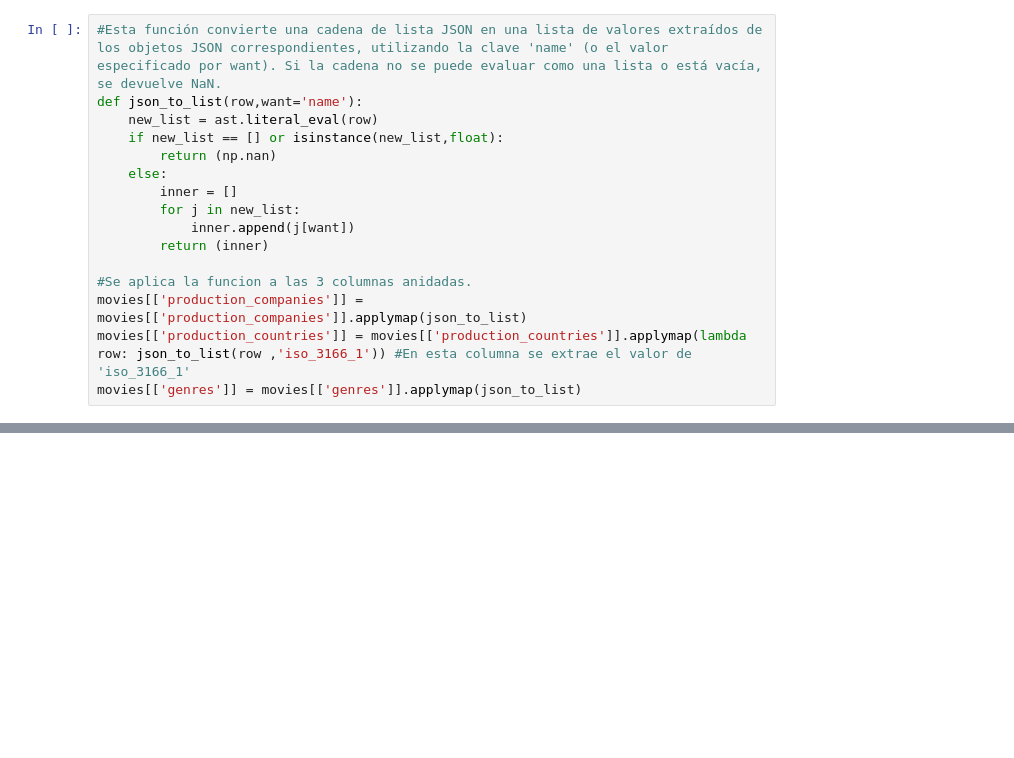
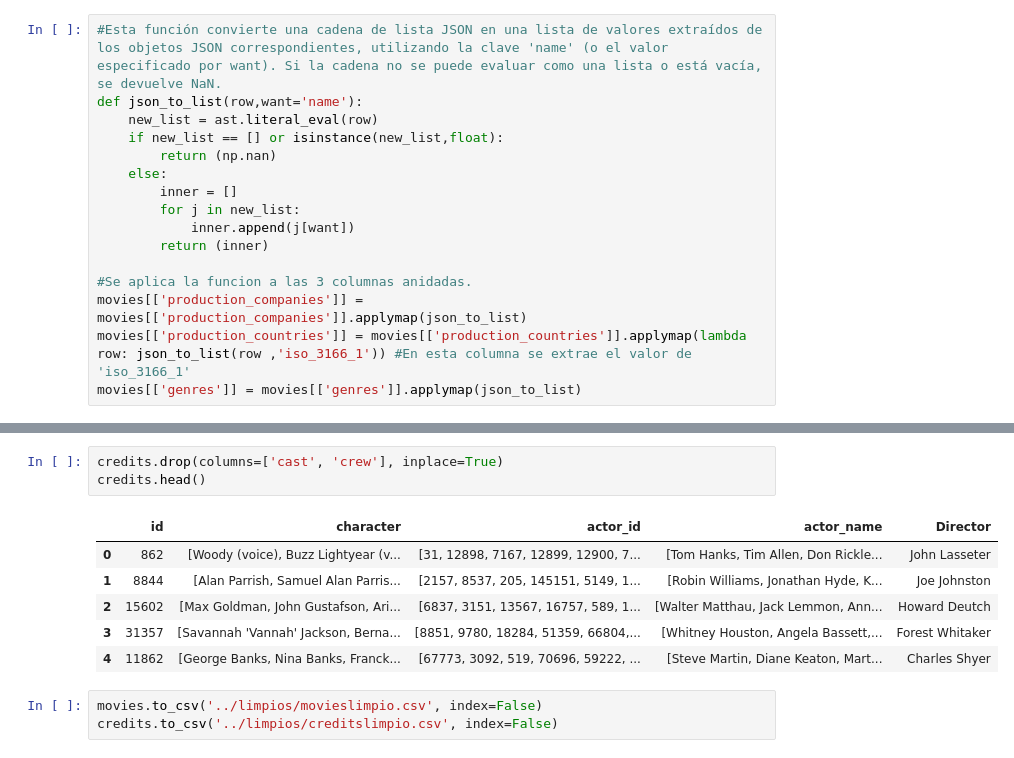
Before and after one commit to Engg13/PI_ML_OPS-mio, a Jupyter notebook: ETL.ipynb, the cells around one changed output, grey strips where cells are left out. Drawn from its saved outputs; the diff is of its cells as text; blank space fills up the shorter version.

```diff
--- a/ETL.ipynb
+++ b/ETL.ipynb
@@ -292,0 +328,13 @@ plt.show()
+# %%
+credits.drop(columns=['cast', 'crew'], inplace=True)
+credits.head()
+# %% [output]
+|  | id | character | actor_id | actor_name | Director |
+| 0 | 862 | [Woody (voice), Buzz Lightyear (v... | [31, 12898, 7167, 12899, 12900, 7... | [Tom Hanks, Tim Allen, Don Rickle... | John Lasseter |
+| 1 | 8844 | [Alan Parrish, Samuel Alan Parris... | [2157, 8537, 205, 145151, 5149, 1... | [Robin Williams, Jonathan Hyde, K... | Joe Johnston |
+| 2 | 15602 | [Max Goldman, John Gustafson, Ari... | [6837, 3151, 13567, 16757, 589, 1... | [Walter Matthau, Jack Lemmon, Ann... | Howard Deutch |
+| 3 | 31357 | [Savannah 'Vannah' Jackson, Berna... | [8851, 9780, 18284, 51359, 66804,... | [Whitney Houston, Angela Bassett,... | Forest Whitaker |
+| 4 | 11862 | [George Banks, Nina Banks, Franck... | [67773, 3092, 519, 70696, 59222, ... | [Steve Martin, Diane Keaton, Mart... | Charles Shyer |
+# %%
+movies.to_csv('../limpios/movieslimpio.csv', index=False)
+credits.to_csv('../limpios/creditslimpio.csv', index=False)
```
Also changed, not shown: parts of 20 cells of this notebook, 2 other files.
